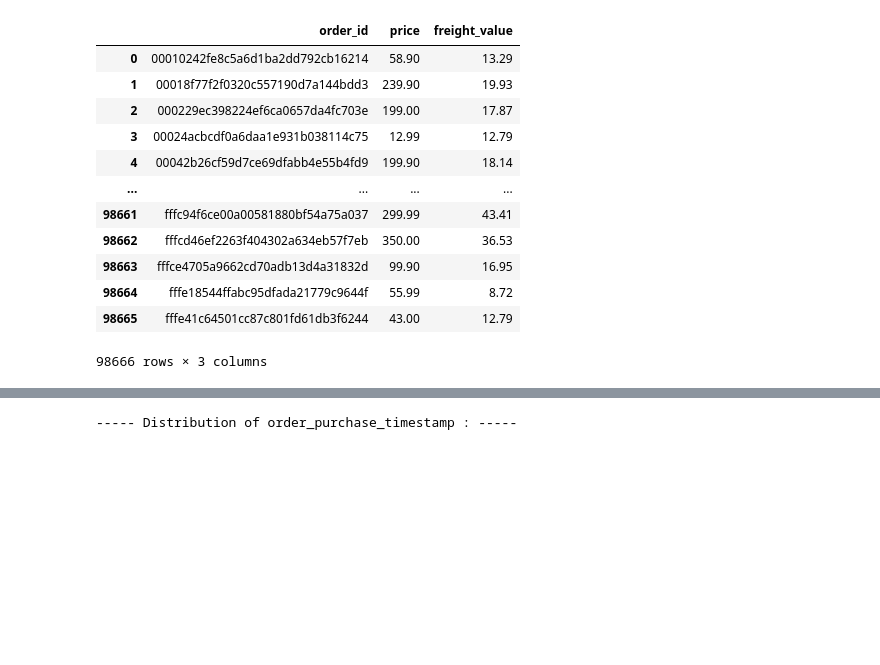
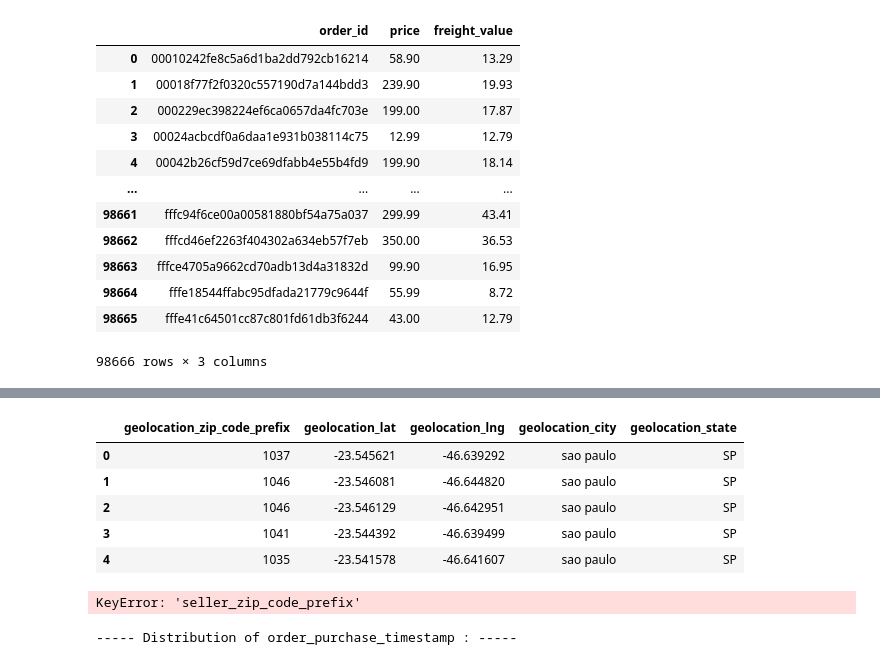
Before and after one commit to TshepoKubeka/O-list-Project, a Jupyter notebook: notebooks/Untitled.ipynb, the cells around one changed output, grey strips where cells are left out. Cells and saved outputs as stored; diff of their text form; code cells hidden in the pictures; blank space fills up the shorter version.

Commit message:
incomplete attempt at trying to work out distances)

```diff
--- a/notebooks/Untitled.ipynb
+++ b/notebooks/Untitled.ipynb
@@ -13,6 +13,6 @@ os.getcwd()
 # %% [output]
 '/Users/mac/code/TshepoKubeka/O-list/notebooks'
 # %%
-csv_path = os.path.join('..', 'O-list', 'data','csv')
+csv_path = os.path.join('..', 'olist', 'O-list', 'data','csv')
 csv_path
 # %% [output]
@@ -1114,3 +969,69 @@ class Order:
+# %%
+pd.read_csv(os.path.join(csv_path, 'olist_geolocation_dataset.csv')).head()
+# %% [output]
+|  | geolocation_zip_code_prefix | geolocation_lat | geolocation_lng | geolocation_city | geolocation_state |
+| 0 | 1037 | -23.545621 | -46.639292 | sao paulo | SP |
+| 1 | 1046 | -23.546081 | -46.644820 | sao paulo | SP |
+| 2 | 1046 | -23.546129 | -46.642951 | sao paulo | SP |
+| 3 | 1041 | -23.544392 | -46.639499 | sao paulo | SP |
+| 4 | 1035 | -23.541578 | -46.641607 | sao paulo | SP |
+# %%
+# Since one zip code can map to multiple (lat, lng), take the first one
+geo = data['geolocation']
+geo = geo.groupby('geolocation_zip_code_prefix',
+                          as_index=False).first()
+
+# Merge geo_location for sellers
+sellers_mask_columns = [
+        'seller_id', 'seller_zip_code_prefix', 'geolocation_lat', 'geolocation_lng'
+        ]
+
+sellers_geo = sellers.merge(
+            geo,
+            how='left',
+            left_on='seller_zip_code_prefix',
+            right_on='geolocation_zip_code_prefix')[sellers_mask_columns]
+
+# Merge geo_location for customers
+customers_mask_columns = ['customer_id', 'customer_zip_code_prefix', 'geolocation_lat', 'geolocation_lng']
+
+customers_geo = customers.merge(
+            geo,
+            how='left',
+            left_on='customer_zip_code_prefix',
+            right_on='geolocation_zip_code_prefix')[customers_mask_columns]
+
+# Match customers with sellers in one table
+customers_sellers = customers.merge(orders, on='customer_id')\
+            .merge(order_items, on='order_id')\
+            .merge(sellers, on='seller_id')\
+            [['order_id', 'customer_id','customer_zip_code_prefix', 'seller_id', 'seller_zip_code_prefix']]
+
+# Add the geoloc
+matching_geo = customers_sellers.merge(sellers_geo,
+                                            on='seller_id')\
+            .merge(customers_geo,
+                   on='customer_id',
+                   suffixes=('_seller',
+                             '_customer'))
+# Remove na()
+matching_geo = matching_geo.dropna()
+
+matching_geo.loc[:, 'distance_seller_customer'] =\
+            matching_geo.apply(lambda row:
+                               haversine_distance(row['geolocation_lng_seller'],
+                                                  row['geolocation_lat_seller'],
+                                                  row['geolocation_lng_customer'],
+                                                  row['geolocation_lat_customer']),
+                               axis=1)
+# Since an order can have multiple sellers,
+# return the average of the distance per order
+order_distance =\
+            matching_geo.groupby('order_id',
+                                 as_index=False).agg({'distance_seller_customer':
+                                                      'mean'})
+# %% [output]
+KeyError: 'seller_zip_code_prefix'
 # %%
 # Plot distribution for the numerical features  available in the dataset
 for variable in orders.select_dtypes(exclude = ["object"]).columns:
```
Also changed, not shown: parts of 7 cells of this notebook.
